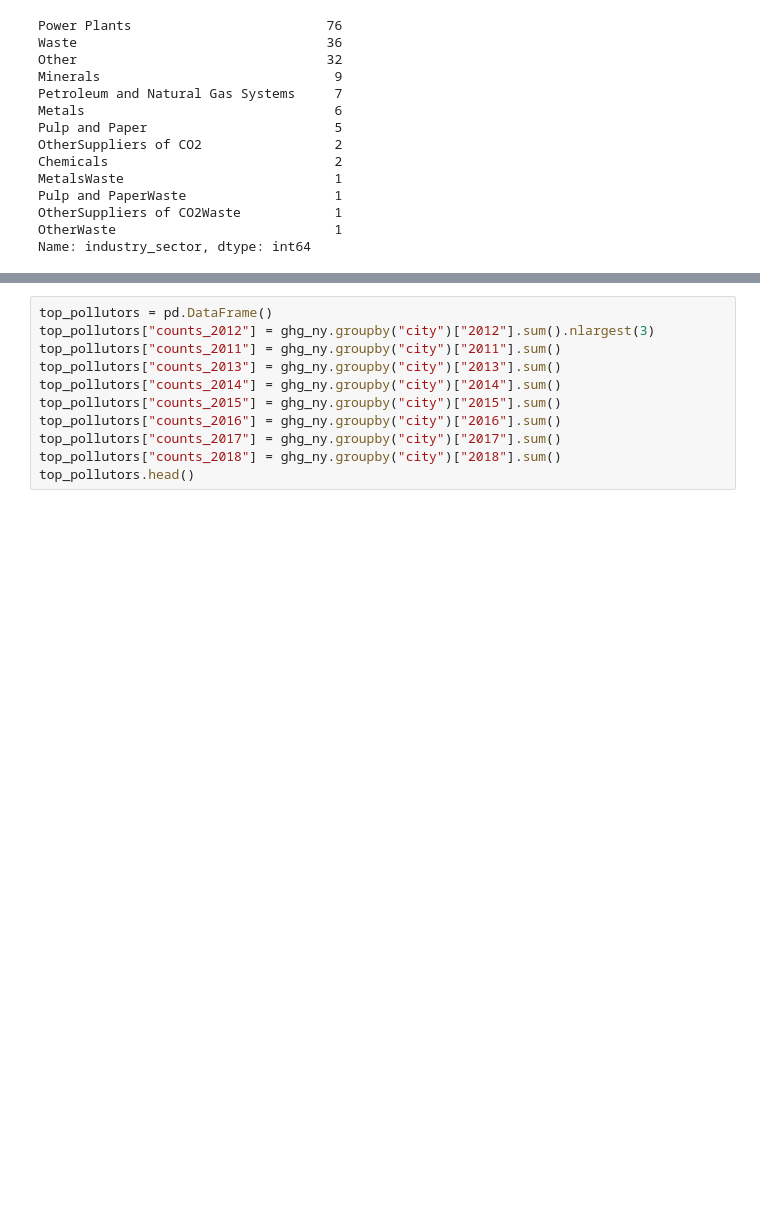
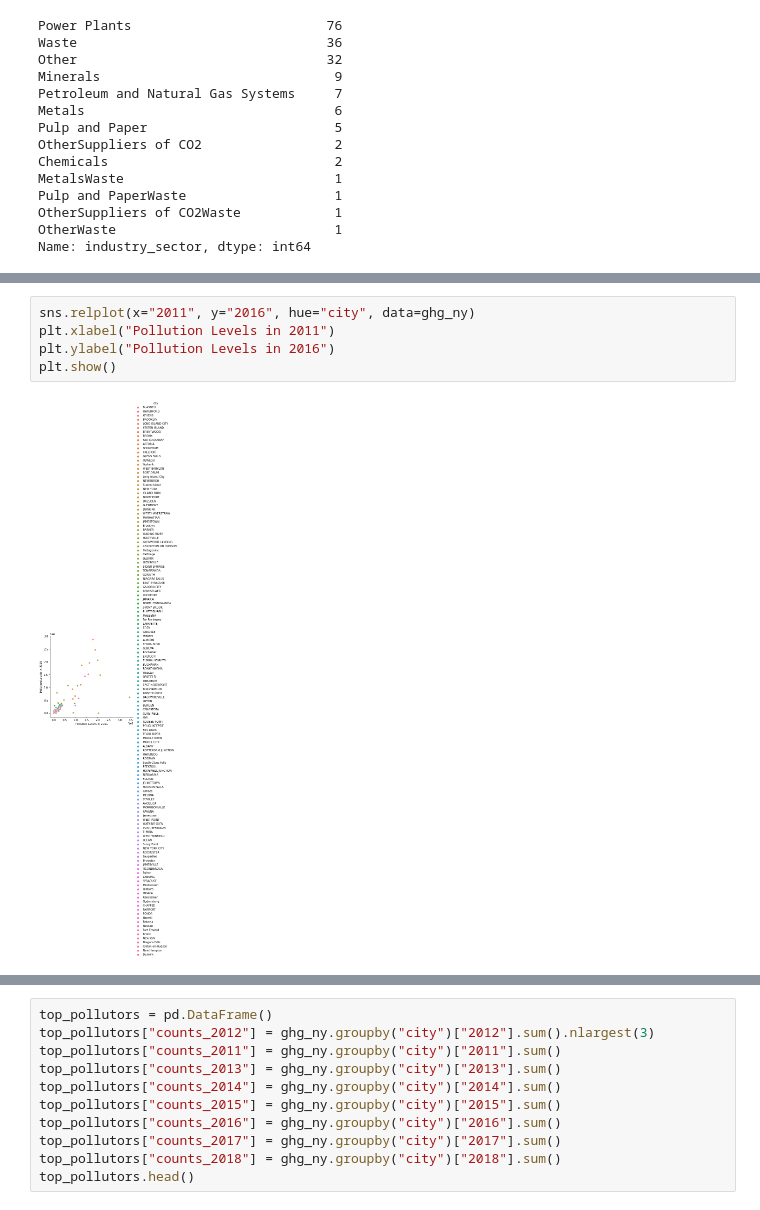
Before and after one commit to ariannacurillo/info2950-finalproject, a Jupyter notebook: rough_draft.ipynb, the cells around one changed output, grey strips where cells are left out. Saved outputs shown, nothing was run; the diff lists cells and outputs as text; blank space fills up the shorter version.

```diff
--- a/rough_draft.ipynb
+++ b/rough_draft.ipynb
@@ -130,0 +140,7 @@ plt.show()
+# %%
+sns.relplot(x="2011", y="2016", hue="city", data=ghg_ny)
+plt.xlabel("Pollution Levels in 2011")
+plt.ylabel("Pollution Levels in 2016")
+plt.show()
+# %% [output]
+[figure, added]
```
Also changed, not shown: parts of 62 cells of this notebook.
